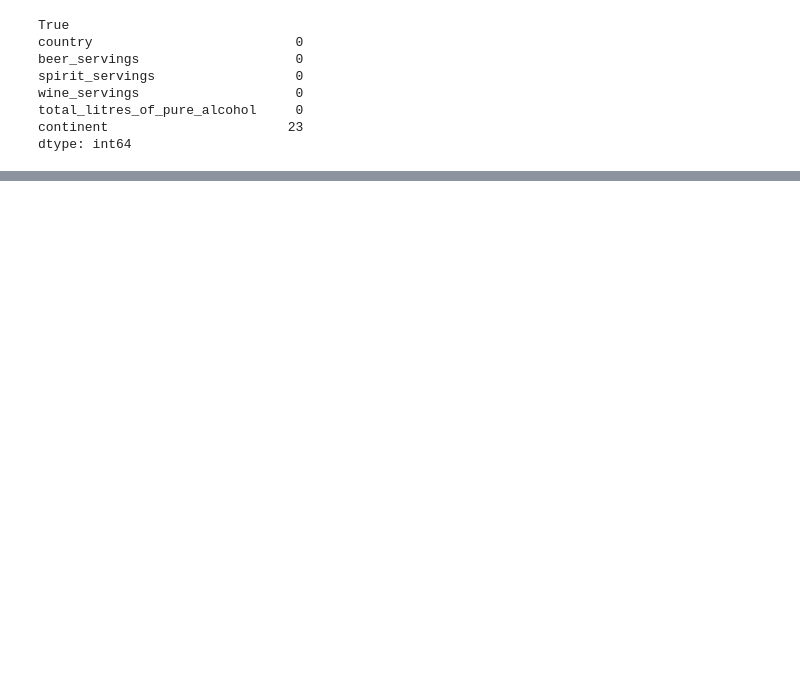
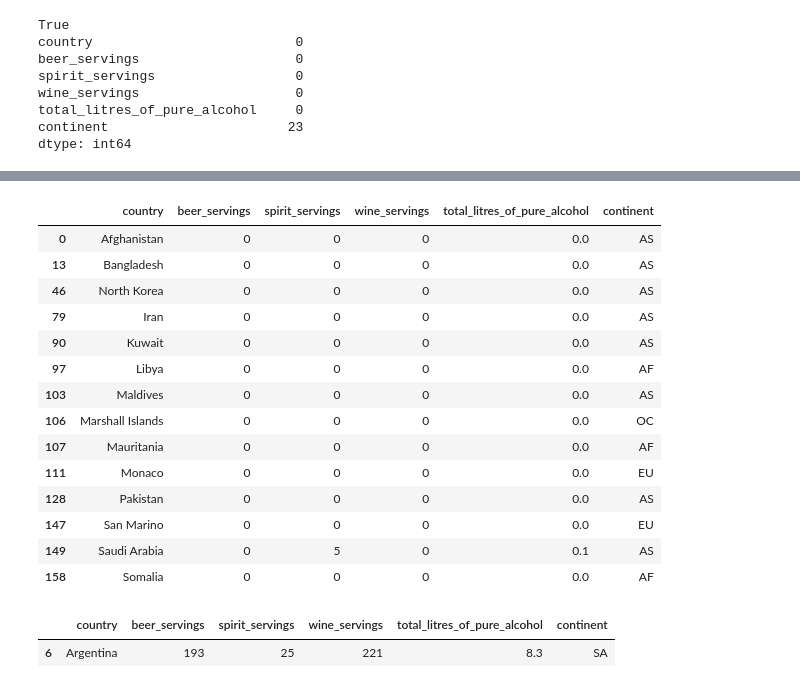
Before and after one commit to zehirev-vasil/ML, a Jupyter notebook: Lecture_27/DataFrame_useful_properties_and_methods.ipynb, the cells around one changed output, grey strips where cells are left out. Saved outputs shown, nothing was run; the diff lists cells and outputs as text; code cells hidden in the pictures; blank space fills up the shorter version.

```diff
--- a/Lecture_27/DataFrame_useful_properties_and_methods.ipynb
+++ b/Lecture_27/DataFrame_useful_properties_and_methods.ipynb
@@ -286,0 +388,24 @@ dtype: int64
+# %%
+# data[['beer_servings', 'wine_servings']] == 0
+data[(data[['beer_servings', 'wine_servings']] == 0).all(axis=1)]
+# %% [output]
+|  | country | beer_servings | spirit_servings | wine_servings | total_litres_of_pure_alcohol | continent |
+| 0 | Afghanistan | 0 | 0 | 0 | 0.0 | AS |
+| 13 | Bangladesh | 0 | 0 | 0 | 0.0 | AS |
+| 46 | North Korea | 0 | 0 | 0 | 0.0 | AS |
+| 79 | Iran | 0 | 0 | 0 | 0.0 | AS |
+| 90 | Kuwait | 0 | 0 | 0 | 0.0 | AS |
+| 97 | Libya | 0 | 0 | 0 | 0.0 | AF |
+| 103 | Maldives | 0 | 0 | 0 | 0.0 | AS |
+| 106 | Marshall Islands | 0 | 0 | 0 | 0.0 | OC |
+| 107 | Mauritania | 0 | 0 | 0 | 0.0 | AF |
+| 111 | Monaco | 0 | 0 | 0 | 0.0 | EU |
+| 128 | Pakistan | 0 | 0 | 0 | 0.0 | AS |
+| 147 | San Marino | 0 | 0 | 0 | 0.0 | EU |
+| 149 | Saudi Arabia | 0 | 5 | 0 | 0.1 | AS |
+| 158 | Somalia | 0 | 0 | 0 | 0.0 | AF |
+# %%
+data[(data.wine_servings == data[data['continent'] == 'SA'].wine_servings.max()) & (data.continent == 'SA')]
+# %% [output]
+|  | country | beer_servings | spirit_servings | wine_servings | total_litres_of_pure_alcohol | continent |
+| 6 | Argentina | 193 | 25 | 221 | 8.3 | SA |
```
Also changed, not shown: parts of 15 cells of this notebook, 1 other file.
